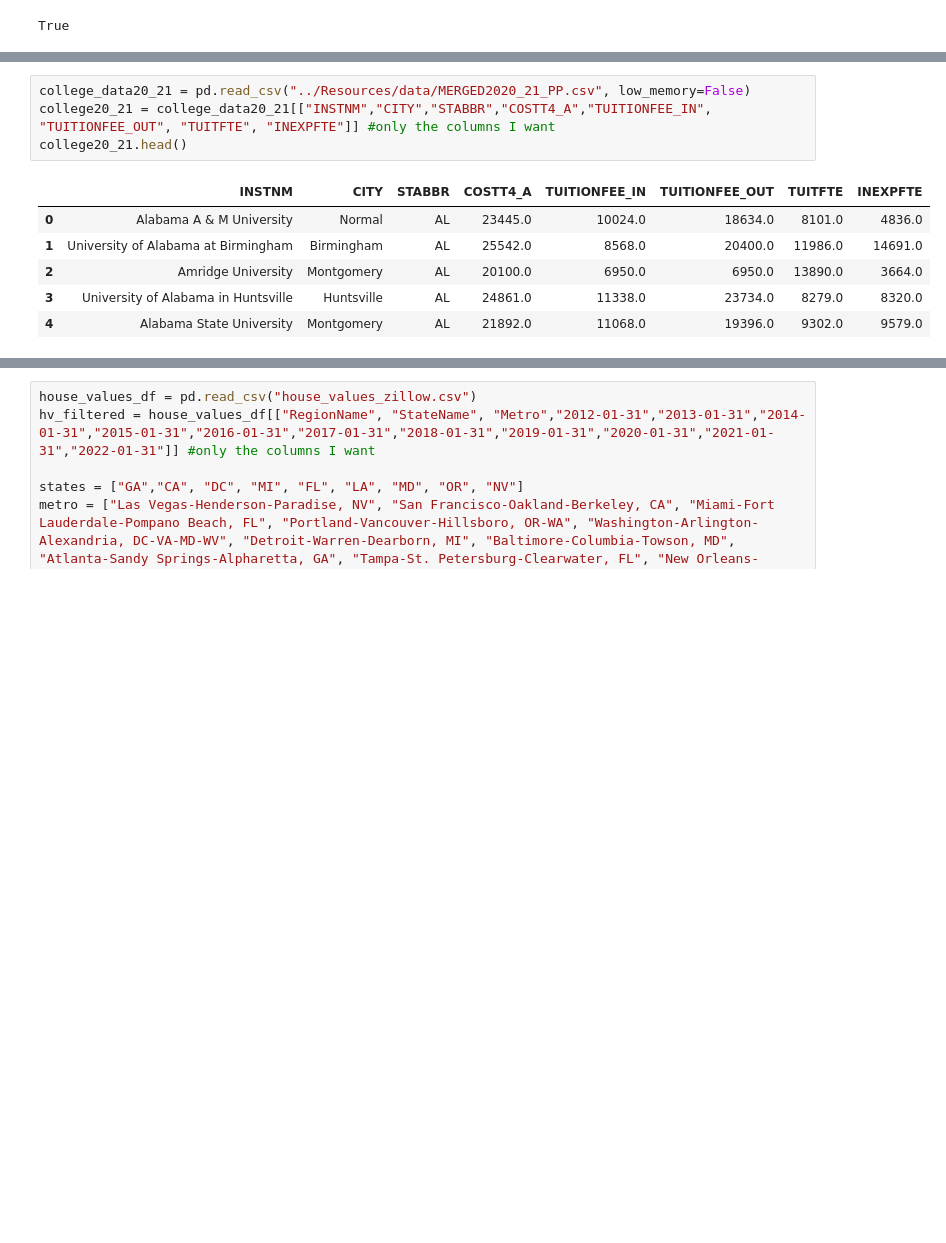
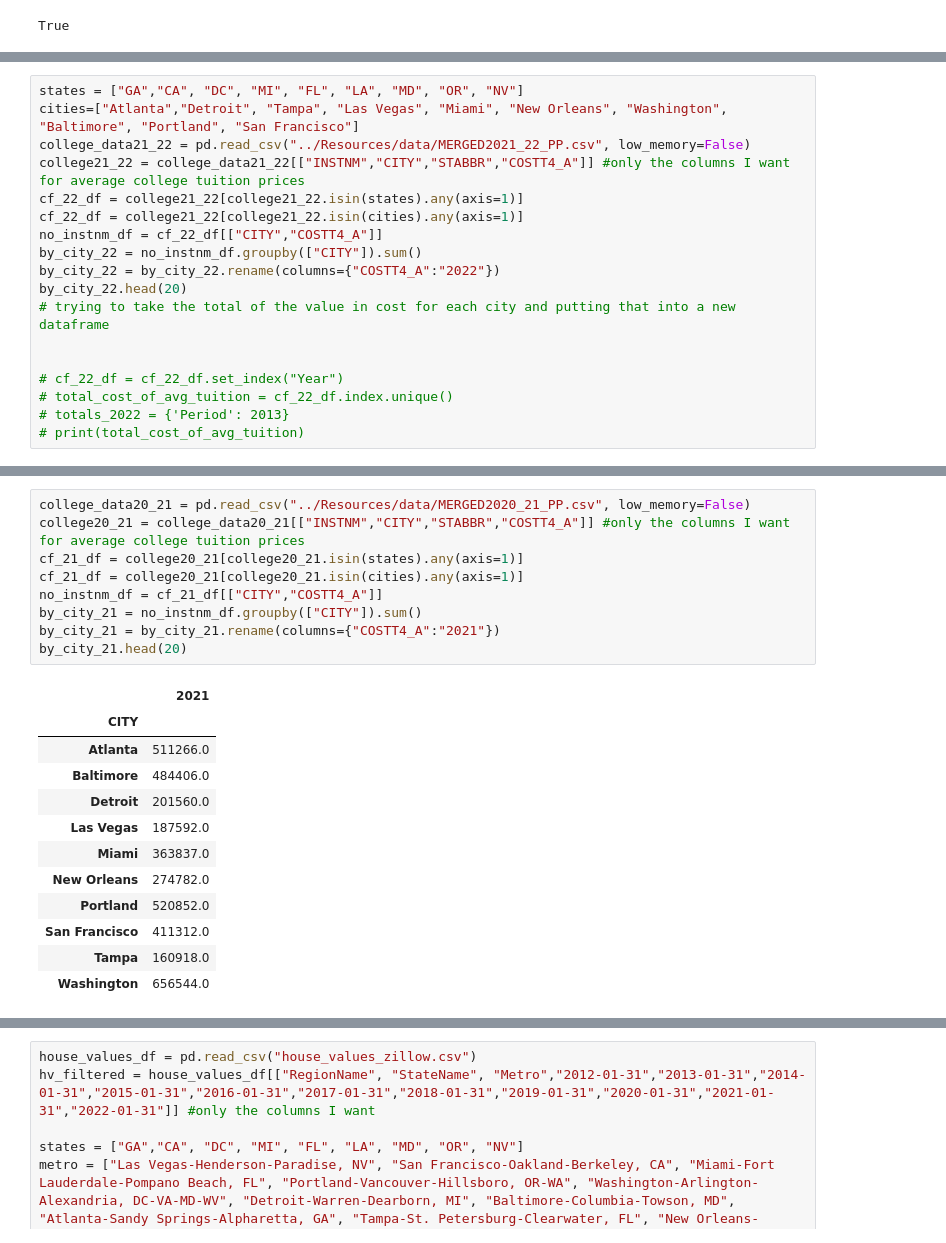
Before and after one commit to MWatkins87/Class_Project_Group_5, a Jupyter notebook: matthew_watkins.ipynb, the cells around one changed output, grey strips where cells are left out. Saved outputs shown, nothing was run; the diff lists cells and outputs as text; blank space fills up the shorter version.

Commit message:
finished the data cleaning on the college costs and sat scores

```diff
--- a/matthew_watkins.ipynb
+++ b/matthew_watkins.ipynb
@@ -23,0 +13,18 @@ college21_22.head()
+# %%
+states = ["GA","CA", "DC", "MI", "FL", "LA", "MD", "OR", "NV"]
+cities=["Atlanta","Detroit", "Tampa", "Las Vegas", "Miami", "New Orleans", "Washington", "Baltimore", "Portland", "San Francisco"]
+college_data21_22 = pd.read_csv("../Resources/data/MERGED2021_22_PP.csv", low_memory=False)
+college21_22 = college_data21_22[["INSTNM","CITY","STABBR","COSTT4_A"]] #only the columns I want for average college tuition prices
+cf_22_df = college21_22[college21_22.isin(states).any(axis=1)]
+cf_22_df = college21_22[college21_22.isin(cities).any(axis=1)]
+no_instnm_df = cf_22_df[["CITY","COSTT4_A"]]
+by_city_22 = no_instnm_df.groupby(["CITY"]).sum()
+by_city_22 = by_city_22.rename(columns={"COSTT4_A":"2022"})
+by_city_22.head(20)
+# trying to take the total of the value in cost for each city and putting that into a new dataframe
+
+
+# cf_22_df = cf_22_df.set_index("Year")
+# total_cost_of_avg_tuition = cf_22_df.index.unique()
+# totals_2022 = {'Period': 2013}
+# print(total_cost_of_avg_tuition)
@@ -24,11 +44,22 @@ college21_22.head()
 # %%
 college_data20_21 = pd.read_csv("../Resources/data/MERGED2020_21_PP.csv", low_memory=False)
-college20_21 = college_data20_21[["INSTNM","CITY","STABBR","COSTT4_A","TUITIONFEE_IN", "TUITIONFEE_OUT", "TUITFTE", "INEXPFTE"]] #only the columns I want
-college20_21.head()
+college20_21 = college_data20_21[["INSTNM","CITY","STABBR","COSTT4_A"]] #only the columns I want for average college tuition prices
+cf_21_df = college20_21[college20_21.isin(states).any(axis=1)]
+cf_21_df = college20_21[college20_21.isin(cities).any(axis=1)]
+no_instnm_df = cf_21_df[["CITY","COSTT4_A"]]
+by_city_21 = no_instnm_df.groupby(["CITY"]).sum()
+by_city_21 = by_city_21.rename(columns={"COSTT4_A":"2021"})
+by_city_21.head(20)
 # %% [output]
-|  | INSTNM | CITY | STABBR | COSTT4_A | TUITIONFEE_IN | TUITIONFEE_OUT | TUITFTE | INEXPFTE |
-| 0 | Alabama A & M University | Normal | AL | 23445.0 | 10024.0 | 18634.0 | 8101.0 | 4836.0 |
-| 1 | University of Alabama at Birmingham | Birmingham | AL | 25542.0 | 8568.0 | 20400.0 | 11986.0 | 14691.0 |
-| 2 | Amridge University | Montgomery | AL | 20100.0 | 6950.0 | 6950.0 | 13890.0 | 3664.0 |
-| 3 | University of Alabama in Huntsville | Huntsville | AL | 24861.0 | 11338.0 | 23734.0 | 8279.0 | 8320.0 |
-| 4 | Alabama State University | Montgomery | AL | 21892.0 | 11068.0 | 19396.0 | 9302.0 | 9579.0 |
+|  | 2021 |
+| CITY |  |
+| Atlanta | 511266.0 |
+| Baltimore | 484406.0 |
+| Detroit | 201560.0 |
+| Las Vegas | 187592.0 |
+| Miami | 363837.0 |
+| New Orleans | 274782.0 |
+| Portland | 520852.0 |
+| San Francisco | 411312.0 |
+| Tampa | 160918.0 |
+| Washington | 656544.0 |
```
Also changed, not shown: parts of 28 cells of this notebook.
